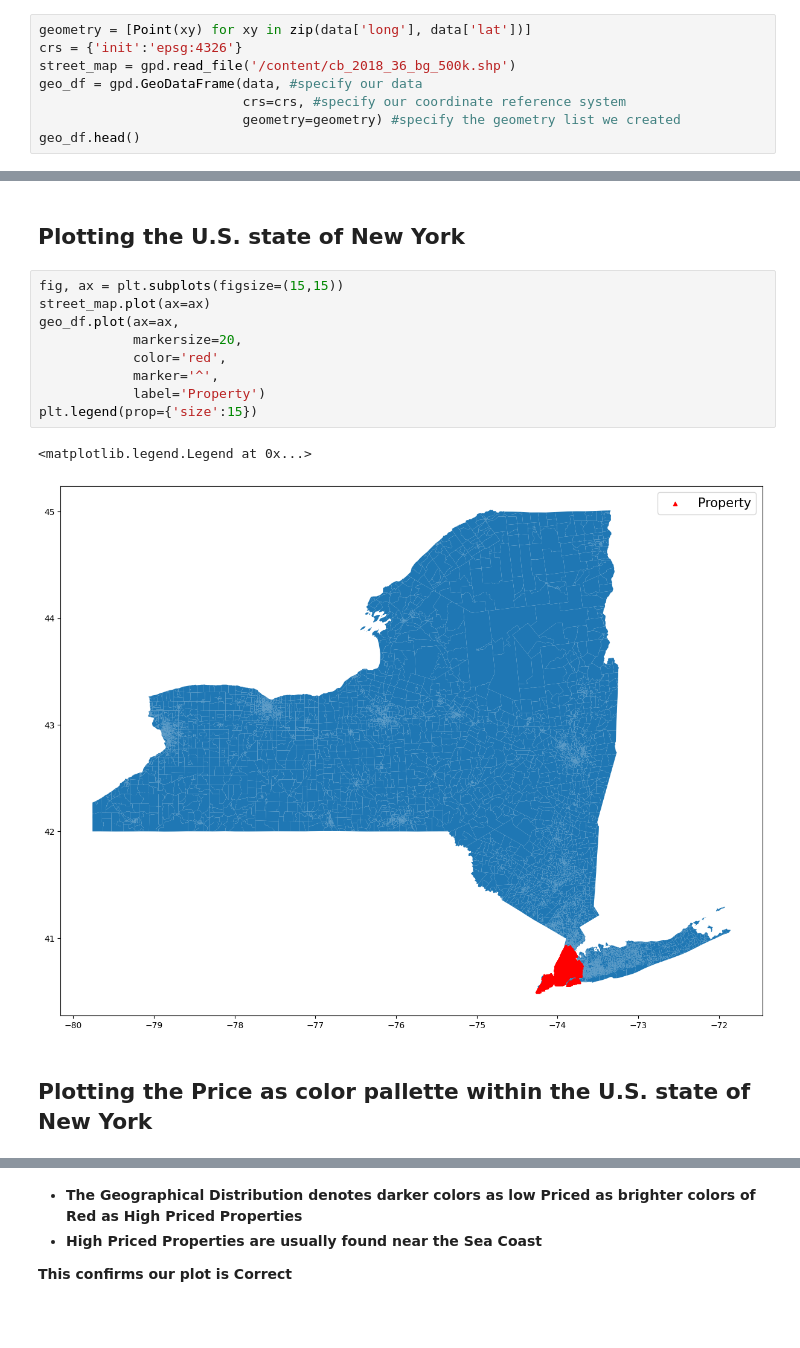
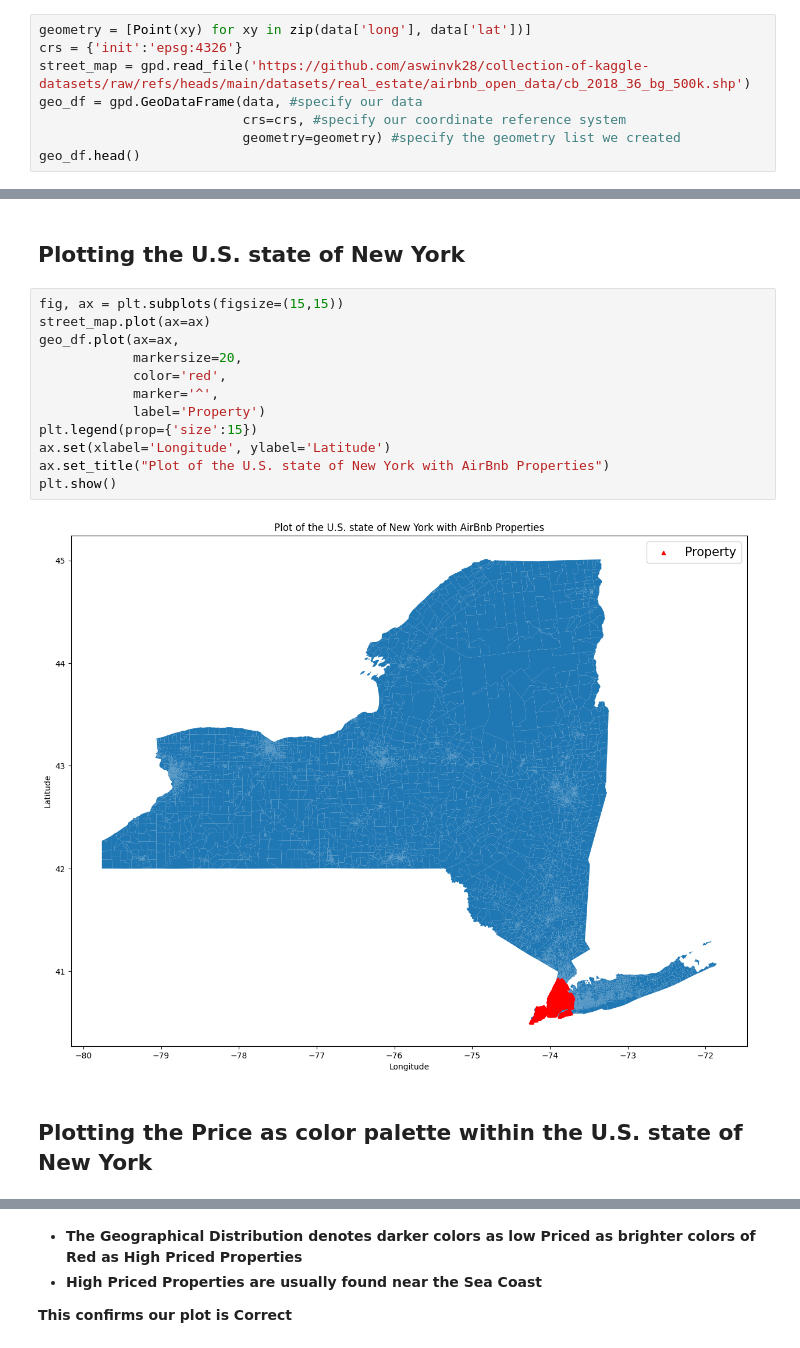
Before and after one commit to aswinvk28/collection-of-kaggle-datasets, a Jupyter notebook: datasets/real_estate/airbnb_open_data/Practical_Project_for_Airbnb_Open_Data.ipynb, the cells around one changed output, grey strips where cells are left out. Cells and saved outputs as stored; diff of their text form; blank space fills up the shorter version.

```diff
--- a/datasets/real_estate/airbnb_open_data/Practical_Project_for_Airbnb_Open_Data.ipynb
+++ b/datasets/real_estate/airbnb_open_data/Practical_Project_for_Airbnb_Open_Data.ipynb
@@ -887,7 +903,7 @@ plt.show()
 # %%
 geometry = [Point(xy) for xy in zip(data['long'], data['lat'])]
 crs = {'init':'epsg:4326'}
-street_map = gpd.read_file('/content/cb_2018_36_bg_500k.shp')
+street_map = gpd.read_file('https://github.com/aswinvk28/collection-of-kaggle-datasets/raw/refs/heads/main/datasets/real_estate/airbnb_open_data/cb_2018_36_bg_500k.shp')
 geo_df = gpd.GeoDataFrame(data, #specify our data
                           crs=crs, #specify our coordinate reference system
                           geometry=geometry) #specify the geometry list we created
@@ -905,17 +921,19 @@ geo_df.head()
 # %%
 fig, ax = plt.subplots(figsize=(15,15))
 street_map.plot(ax=ax)
 geo_df.plot(ax=ax,
             markersize=20,
             color='red',
             marker='^',
             label='Property')
 plt.legend(prop={'size':15})
+ax.set(xlabel='Longitude', ylabel='Latitude')
+ax.set_title("Plot of the U.S. state of New York with AirBnb Properties")
+plt.show()
 # %% [output]
-<matplotlib.legend.Legend at 0x...>
-[figure, old version]
+[figure, new version]
 # %% [markdown]
-## Plotting the Price as color pallette within the U.S. state of New York
+## Plotting the Price as color palette within the U.S. state of New York
 # %%
 colors = sns.color_palette("rocket", as_cmap=True).colors
 fig, ax = plt.subplots(figsize=(15,15))
```
Also changed, not shown: parts of 32 cells of this notebook.
